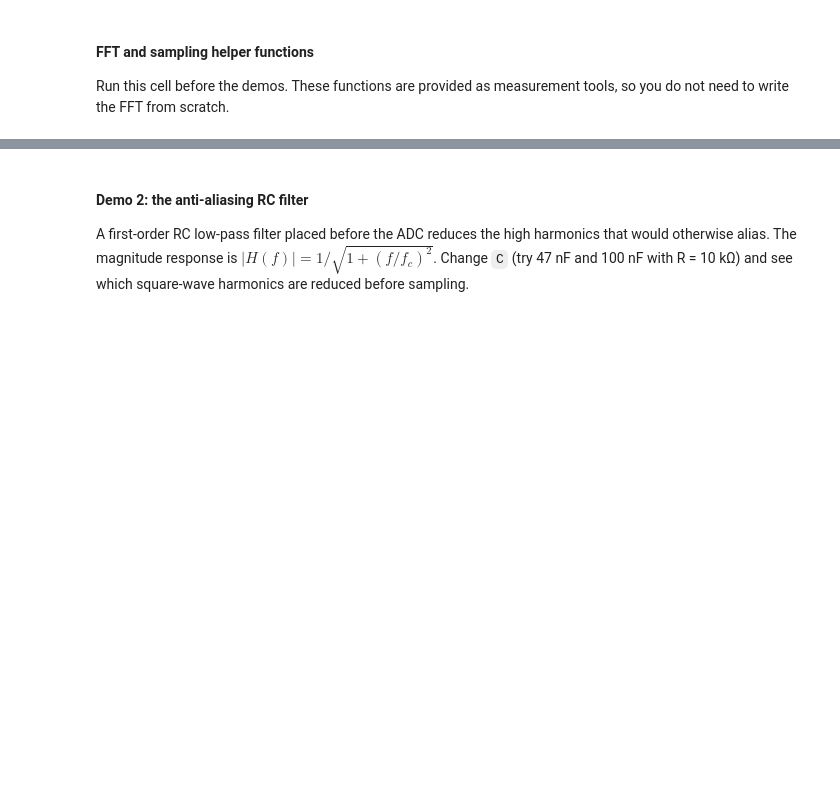
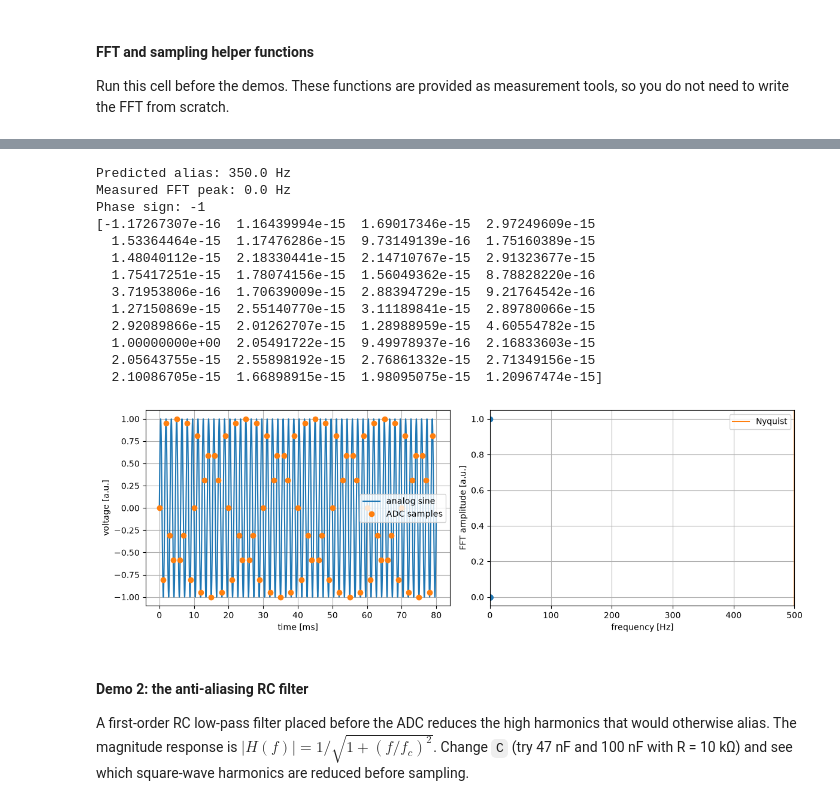
Before and after one commit to NB-TUDelft/Electronic_Instrumentation, a Jupyter notebook: book/manuals/week3/3.1_aliasing_and_anti_aliasing.ipynb, the cells around one changed output, grey strips where cells are left out. Saved outputs shown, nothing was run; the diff lists cells and outputs as text; code cells hidden in the pictures; blank space fills up the shorter version.

```diff
--- a/book/manuals/week3/3.1_aliasing_and_anti_aliasing.ipynb
+++ b/book/manuals/week3/3.1_aliasing_and_anti_aliasing.ipynb
@@ -314,3 +436,52 @@ plt.tight_layout()
+# %%
+signal_frequency = 650  # Hz
+sampling_rate = 1000      # samples per second
+duration = 0.08           # seconds
+
+continuous_time = np.linspace(0, duration, 5000, endpoint=False)
+continuous_voltage = np.sin(2 * np.pi * signal_frequency * continuous_time)
+
+sample_time = np.arange(0, duration, 1 / sampling_rate)
+sample_voltage = np.sin(2 * np.pi * signal_frequency * sample_time)
+
+peak_frequency, peak_amplitude = dominant_fft_peak(sample_voltage, sampling_rate)
+print(f"Predicted alias: {alias_frequency(signal_frequency, sampling_rate):.1f} Hz")
+print(f"Measured FFT peak: {peak_frequency:.1f} Hz")
+print(f"Phase sign: {alias_phase_sign(signal_frequency, sampling_rate)}")
+
+frequency_axis, spectrum = calculate_fft(sample_voltage, sampling_rate)
+
+fig, axes = plt.subplots(1, 2, figsize=(12, 4))
+axes[0].plot(continuous_time * 1000, continuous_voltage, label="analog sine")
+axes[0].plot(sample_time * 1000, sample_voltage, "o", label="ADC samples")
+axes[0].set_xlabel("time [ms]")
+axes[0].set_ylabel("voltage [a.u.]")
+axes[0].legend()
+axes[0].grid(True)
+
+axes[1].stem(frequency_axis, spectrum, basefmt=" ")
+axes[1].axvline(sampling_rate / 2, color="C1", label="Nyquist")
+axes[1].set_xlabel("frequency [Hz]")
+axes[1].set_ylabel("FFT amplitude [a.u.]")
+axes[1].set_xlim(0, sampling_rate / 2)
+axes[1].legend()
+axes[1].grid(True)
+plt.tight_layout()
+# %% [output]
+Predicted alias: 350.0 Hz
+Measured FFT peak: 0.0 Hz
+Phase sign: -1
+[-1.17267307e-16  1.16439994e-15  1.69017346e-15  2.97249609e-15
+  1.53364464e-15  1.17476286e-15  9.73149139e-16  1.75160389e-15
+  1.48040112e-15  2.18330441e-15  2.14710767e-15  2.91323677e-15
+  1.75417251e-15  1.78074156e-15  1.56049362e-15  8.78828220e-16
+  3.71953806e-16  1.70639009e-15  2.88394729e-15  9.21764542e-16
+  1.27150869e-15  2.55140770e-15  3.11189841e-15  2.89780066e-15
+  2.92089866e-15  2.01262707e-15  1.28988959e-15  4.60554782e-15
+  1.00000000e+00  2.05491722e-15  9.49978937e-16  2.16833603e-15
+  2.05643755e-15  2.55898192e-15  2.76861332e-15  2.71349156e-15
+  2.10086705e-15  1.66898915e-15  1.98095075e-15  1.20967474e-15]
+[figure, added]
 # %% [markdown]
 #### Demo 2: the anti-aliasing RC filter
 
```
Also changed, not shown: parts of 10 cells of this notebook, 1 other file.
